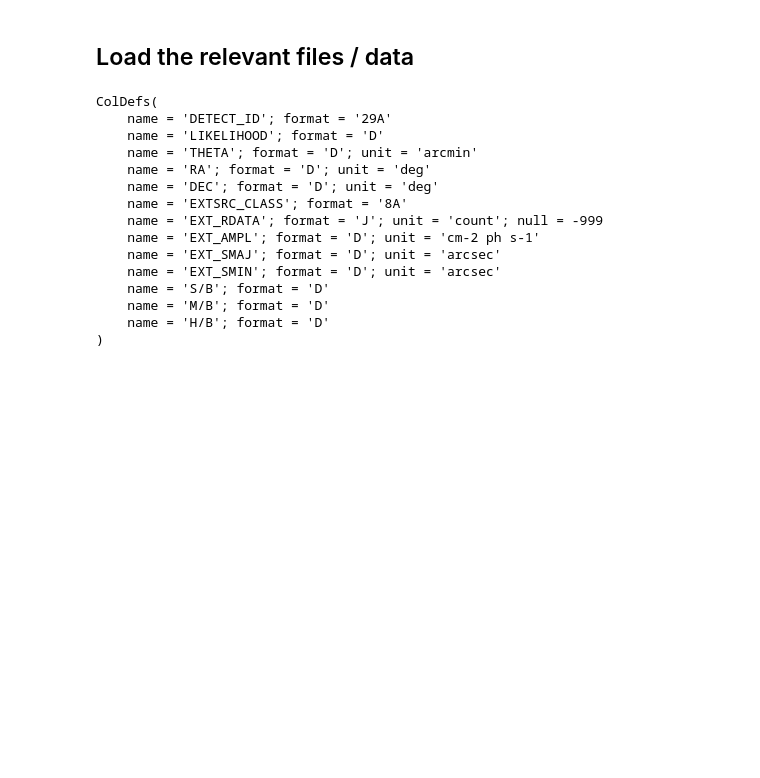
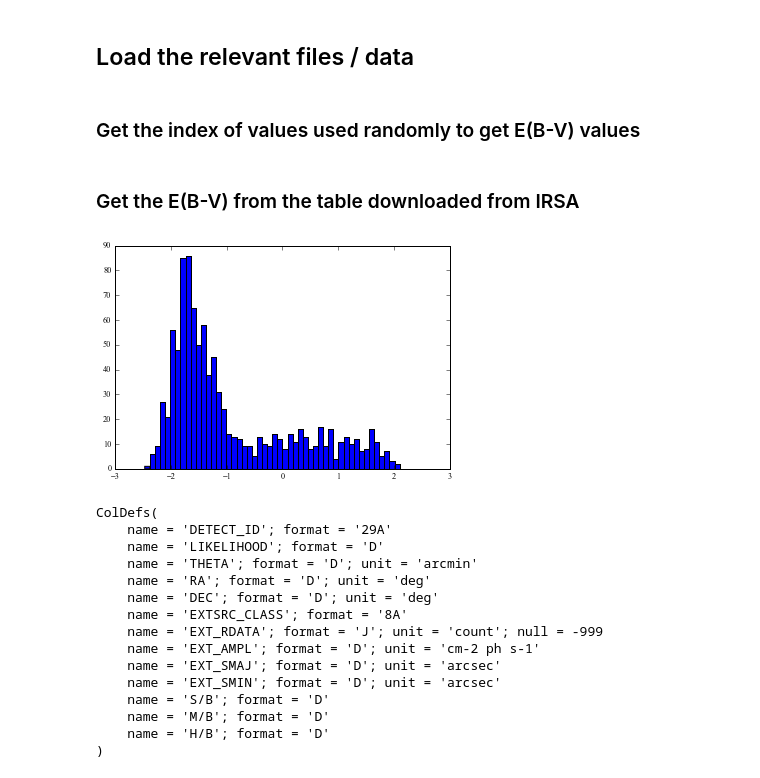
Before and after one commit to eblur/CSC_ML, a Jupyter notebook: ML_test.ipynb, the cells around one changed output. Saved outputs shown, nothing was run; the diff lists cells and outputs as text; code cells hidden in the pictures; blank space fills up the shorter version.

```diff
--- a/ML_test.ipynb
+++ b/ML_test.ipynb
@@ -7,0 +10,2 @@ import matplotlib.pyplot as plt
+# %% [markdown]
+### Get the index of values used randomly to get E(B-V) values
@@ -8,3 +15,13 @@ import matplotlib.pyplot as plt
+# %% [markdown]
+### Get the E(B-V) from the table downloaded from IRSA
+# %%
+ext_data = ascii.read('extinction.tbl')
+# %%
+ebv = ext_data['E_B_V_SandF']
+# %%
+x = plt.hist(np.log10(ebv), 50)
+# %% [output]
+[figure, added]
 # %%
 from astropy.io import fits
 # %%
```
Also changed, not shown: parts of 10 cells of this notebook, 1 other file.
